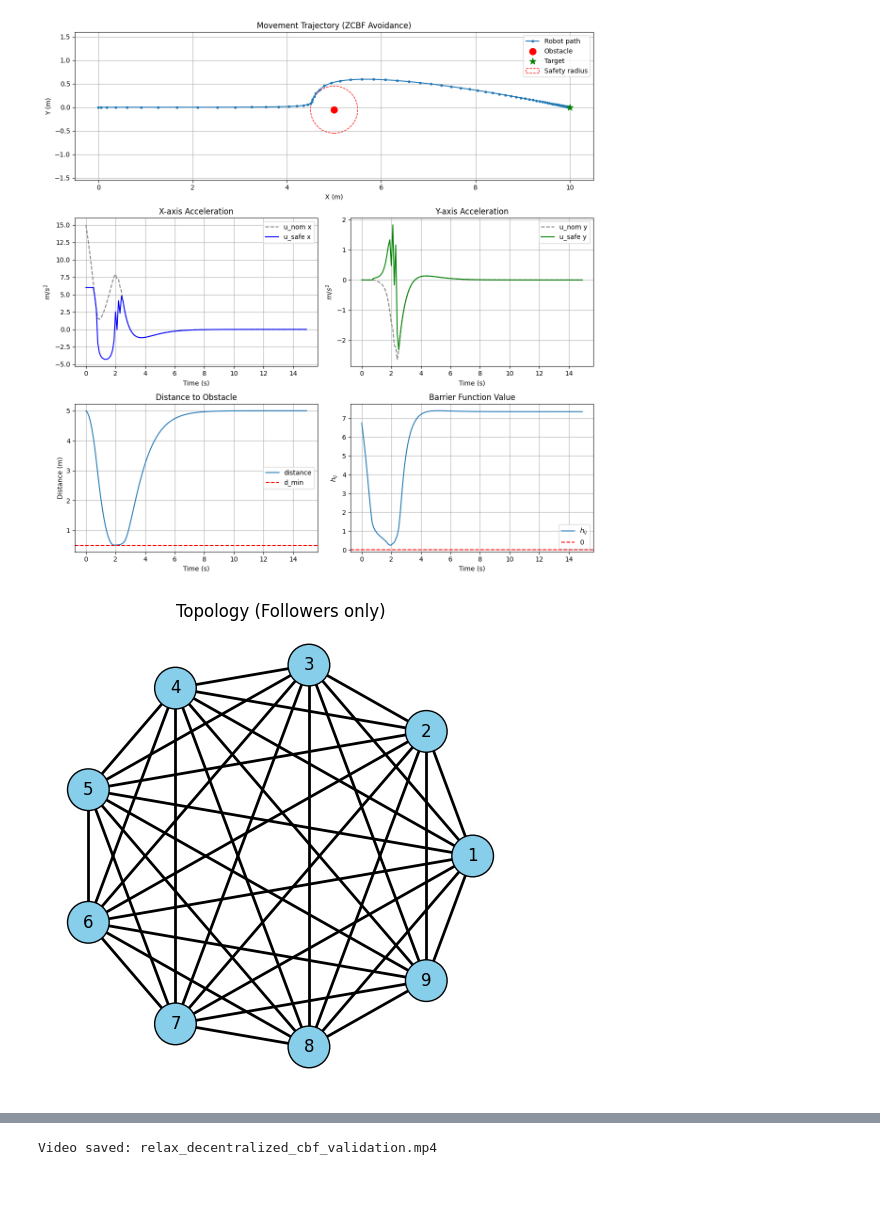
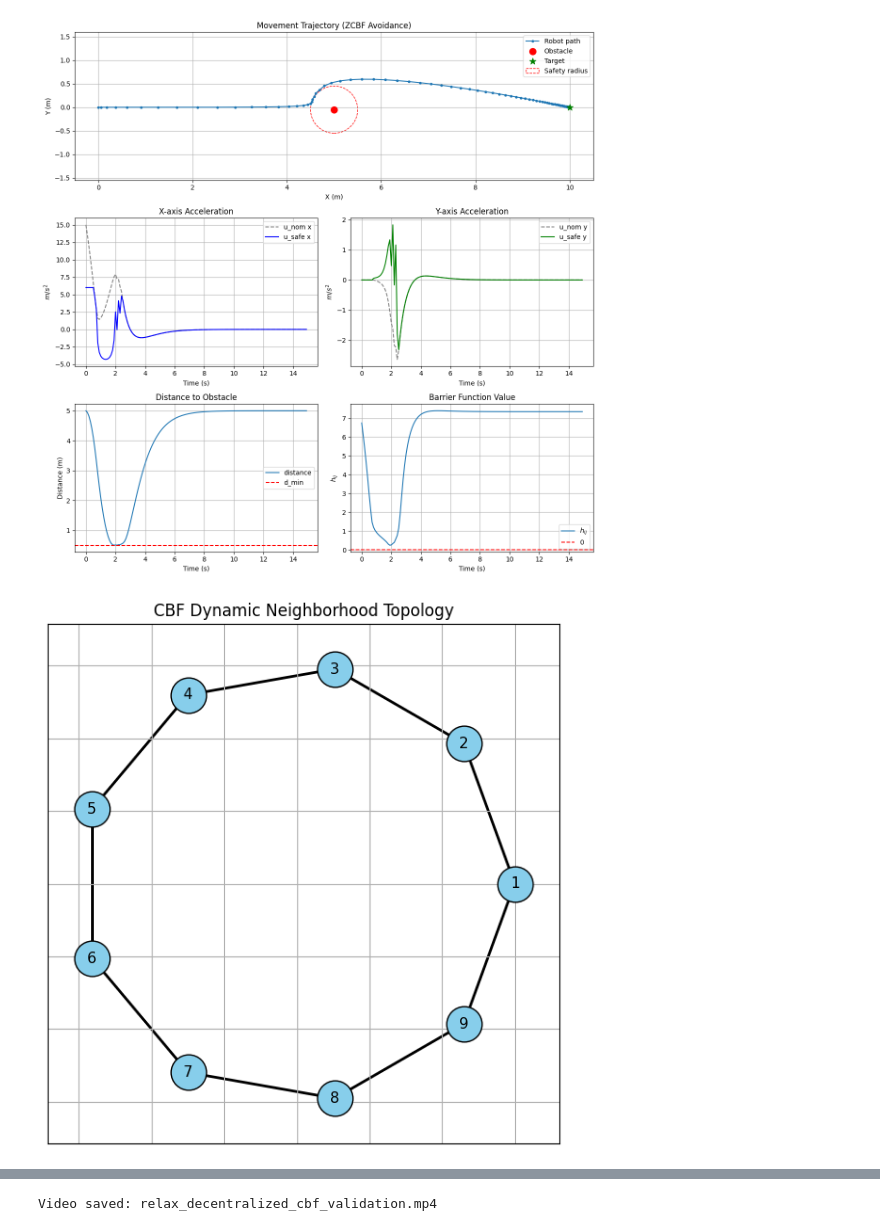
Before and after one commit to hungnguyen-125/Safety_Formation_Control_CBF, a Jupyter notebook: demo/decentralized_cbf_validation.ipynb, the cells around one changed output, grey strips where cells are left out. Drawn from its saved outputs; the diff is of its cells as text; code cells hidden in the pictures; blank space fills up the shorter version.

```diff
--- a/demo/decentralized_cbf_validation.ipynb
+++ b/demo/decentralized_cbf_validation.ipynb
@@ -174,7 +175,7 @@ dt = 0.1
 T_max = 40
 steps = int(T_max / dt)
 
-gamma = 0.002
+gamma = 0.001
 d_min = 18.0
 k1, k2 = 1 , 2.8
 
@@ -211,11 +212,10 @@ for i in range(N):
     ag.target = target_pos.reshape(2,)
     agents_list.append(ag)
 
-# --- Fully connected topology ---
-adj_matrix = np.ones((N, N)) - np.eye(N)
-topology = Topology(num_agents=N, adjacency_matrix=adj_matrix)
+topology = CBFTopology(agents_list, d_min, gamma)
+topology._compute_neighborhood_radii()
 
-topology.plot()
+topology.plot(show_radius= False)
 
 # --- CBF filter ---
 cbf_filter = DecentralizedCBF(gamma=gamma,k= 1, safety_dis=d_min)
@@ -229,8 +229,11 @@ u_safe_hist = [[] for _ in range(N)]
 
 # --- Simulation Loop ---
 for t in range(steps):
+
     u_nom_commands = {}
     u_safe_commands = {}
+
+    topology.update_topology()
 
     # 1) Compute local safe control for each agent
     for agent_id in range(1, N + 1):
@@ -638,7 +643,7 @@ dt = 0.1
 T_max = 40
 steps = int(T_max / dt)
 
-gamma = 0.001
+gamma = 0.0009
 d_min = 18.0
 k1, k2 = 1 , 2.8
 
@@ -653,38 +658,38 @@ for i in range(N):
 
     # Initial state: [x, y, vx, vy]
     x0 = [
         R_circle * np.cos(angle),
         R_circle * np.sin(angle),
         0.0,
         0.0
     ]
 
     # Opposite-side target
     target_pos = -np.array(x0[0:2]) - 10
 
     # f_target is not used in this experiment
     ag = Agent(
         agent_id=i + 1,
         x0=x0,
         f_target=[0.0, 0.0, 0.0, 0.0],
         alpha=alpha_val,
         beta=beta_val
     )
 
     # attach target for this experiment
     ag.target = target_pos.reshape(2,)
     agents_list.append(ag)
 
-# --- Fully connected topology ---
-adj_matrix = np.ones((N, N)) - np.eye(N)
-topology = Topology(num_agents=N, adjacency_matrix=adj_matrix)
+# --- Dynamics topology ---
+topology = CBFTopology(agents_list, d_min, gamma)
+topology._compute_neighborhood_radii()
 
-topology.plot()
+topology.plot(show_radius= False)
 
 # --- CBF filter ---
 cbf_filter = DecentralizedCBF(gamma=gamma,k= 1, safety_dis=d_min)
 # %% [output]
-[figure, old version]
+[figure, new version]
 # %%
 # --- History ---
 history = [[] for _ in range(N)]
```
Also changed, not shown: parts of 6 cells of this notebook, 4 other files.
